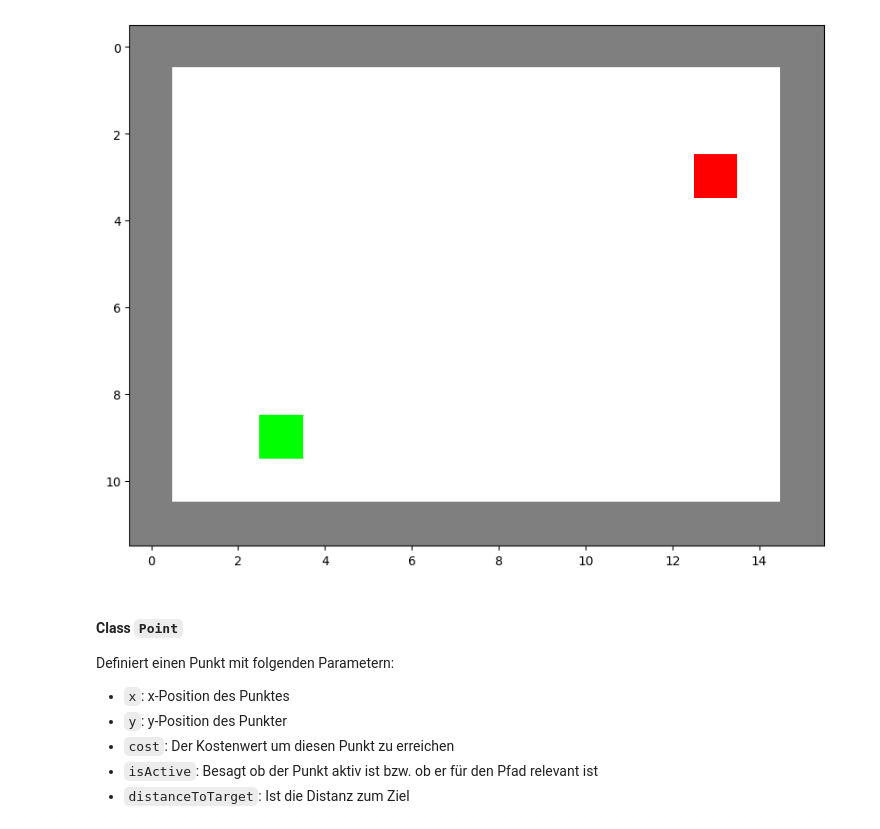
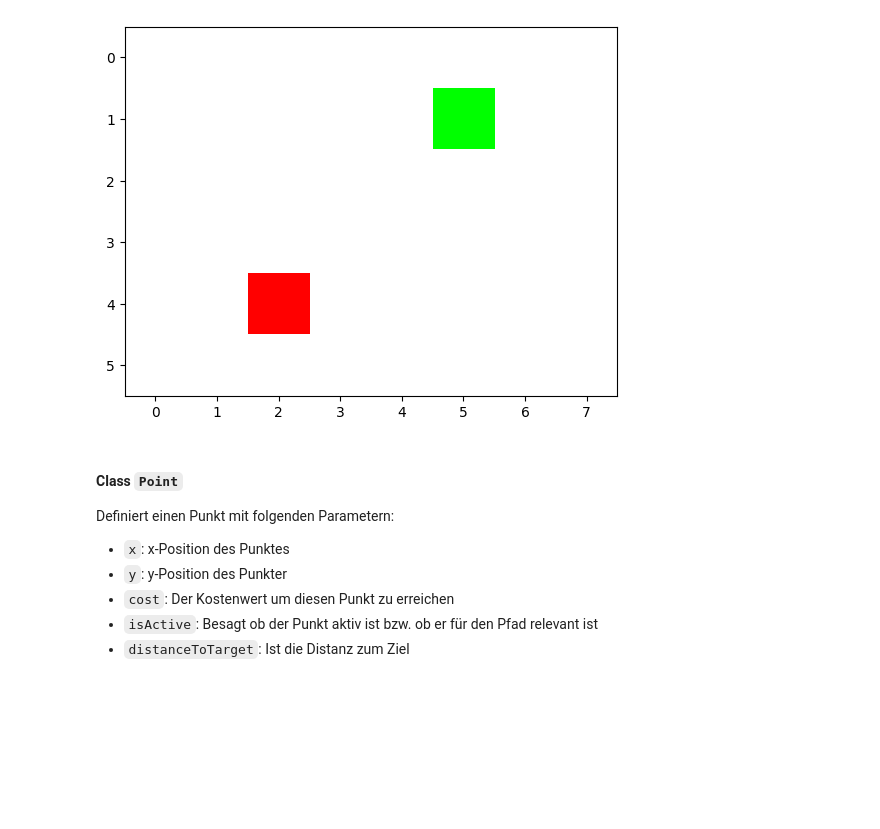
Before and after one commit to lukzimmermann/Algorithms, a Jupyter notebook: SearchBase/SearchBase.ipynb, the cells around one changed output. Saved outputs shown, nothing was run; the diff lists cells and outputs as text; code cells hidden in the pictures; blank space fills up the shorter version.

```diff
--- a/SearchBase/SearchBase.ipynb
+++ b/SearchBase/SearchBase.ipynb
@@ -3,10 +3,10 @@ import matplotlib.pyplot as plt
 import numpy as np
 from PIL import Image
 # %%
-img = np.asarray(Image.open('pic2.png'))
+img = np.asarray(Image.open('pic3.png'))
 imgplot = plt.imshow(img)
 # %% [output]
-[figure, old version]
+[figure, new version]
 # %% [markdown]
 #### Class `Point`
 Definiert einen Punkt mit folgenden Parametern:
```
Also changed, not shown: parts of 6 cells of this notebook, 1 other file.
